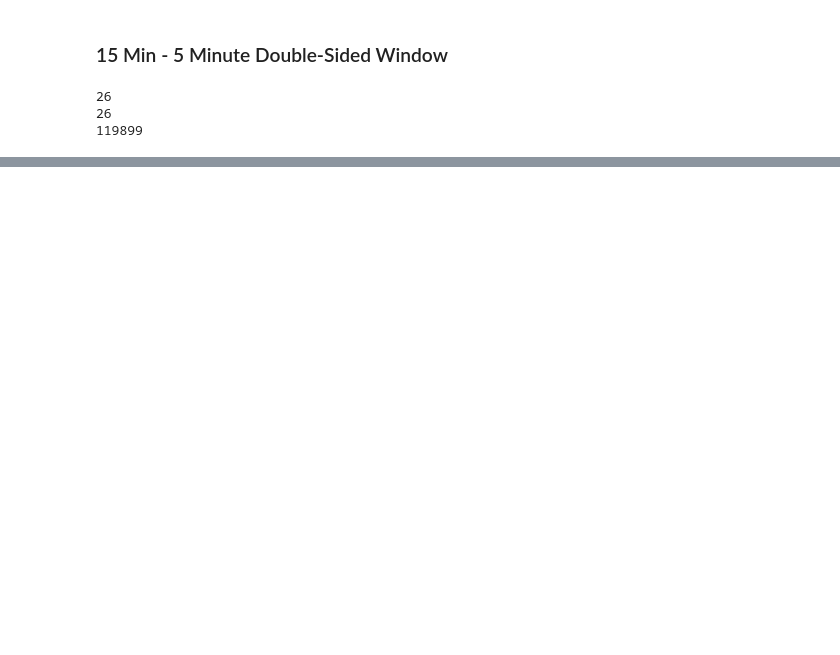
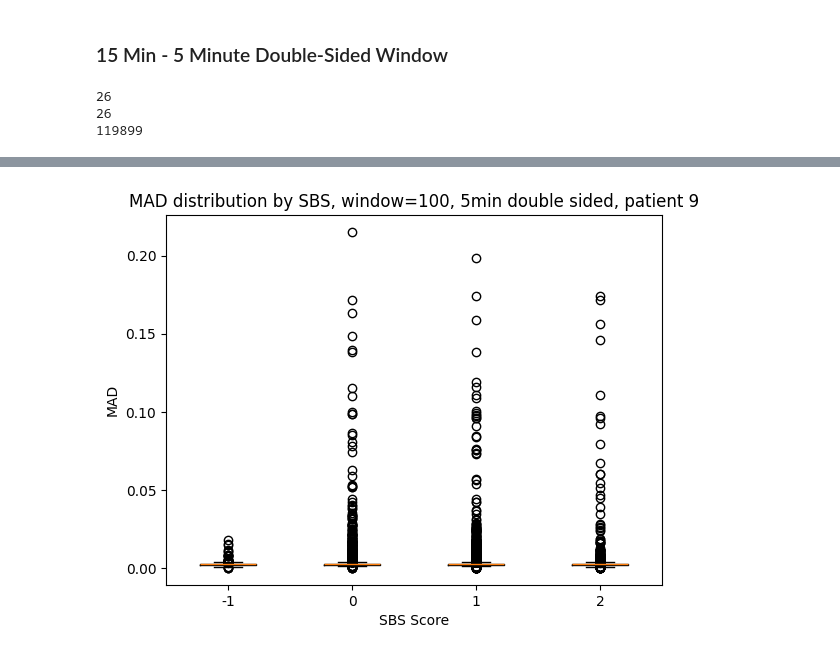
Before and after one commit to fyng/PedAccel, a Jupyter notebook: data_analysis/PythonPipeline/MAD_Graphs_Patient9.ipynb, the cells around one changed output, grey strips where cells are left out. Saved outputs shown, nothing was run; the diff lists cells and outputs as text; code cells hidden in the pictures; blank space fills up the shorter version.

```diff
--- a/data_analysis/PythonPipeline/MAD_Graphs_Patient9.ipynb
+++ b/data_analysis/PythonPipeline/MAD_Graphs_Patient9.ipynb
@@ -277,14 +245,22 @@ for sbs_value in SBS[0]:
 # %% [markdown]
 ### 15 Min - 5 Minute Double-Sided Window
+# %%
+# TODO: CHANGE THESE PARAMS
+# Set params
+filename = 'Patient9_15MIN_5MIN_DSW_AllSBS.mat'
+window_size = 100 #100 is 1 second worth of time
+
+# Run all the cells below
 # %%
-# Load 10-Min, 5-MIN Double-Sided Window Data
-os.chdir(r'C:\Users\sidha\OneDrive\Sid Stuff\PROJECTS\iMEDS Design Team\Data Analysis\PedAccel\data_analysis\PythonPipeline\PatientData\Patient9')
-filename = 'Patient9_15MIN_5MIN_DSW_AllSBS.mat'
-x_mag = (loadmat(filename)["x_mag"])
-SBS = loadmat(filename)["sbs"]
+# Load 10-Min, 5-Min Double-Sided Window Data
+data_path = os.path.join(data_dir, filename)
+data = loadmat(data_path)
+x_mag = data["x_mag"]
+sbs = data["sbs"].flatten()
+
 print(len(x_mag))
-print(len(SBS[0]))
-print(len(x_mag[25]))
+print(len(sbs))
+print(len(x_mag[0]))
 # %% [output]
 26
 26
@@ -399,0 +268,7 @@ for sbs_value in SBS[0]:
+# %%
+ax, sbs_mad_dict = sbs_boxplot(sbs, x_mag, window_size, show_outlier=True)
+
+plt.title('MAD distribution by SBS, window=100, 5min double sided, patient 9')
+plt.show()
+# %% [output]
+[figure, added]
```
Also changed, not shown: parts of 20 cells of this notebook.
